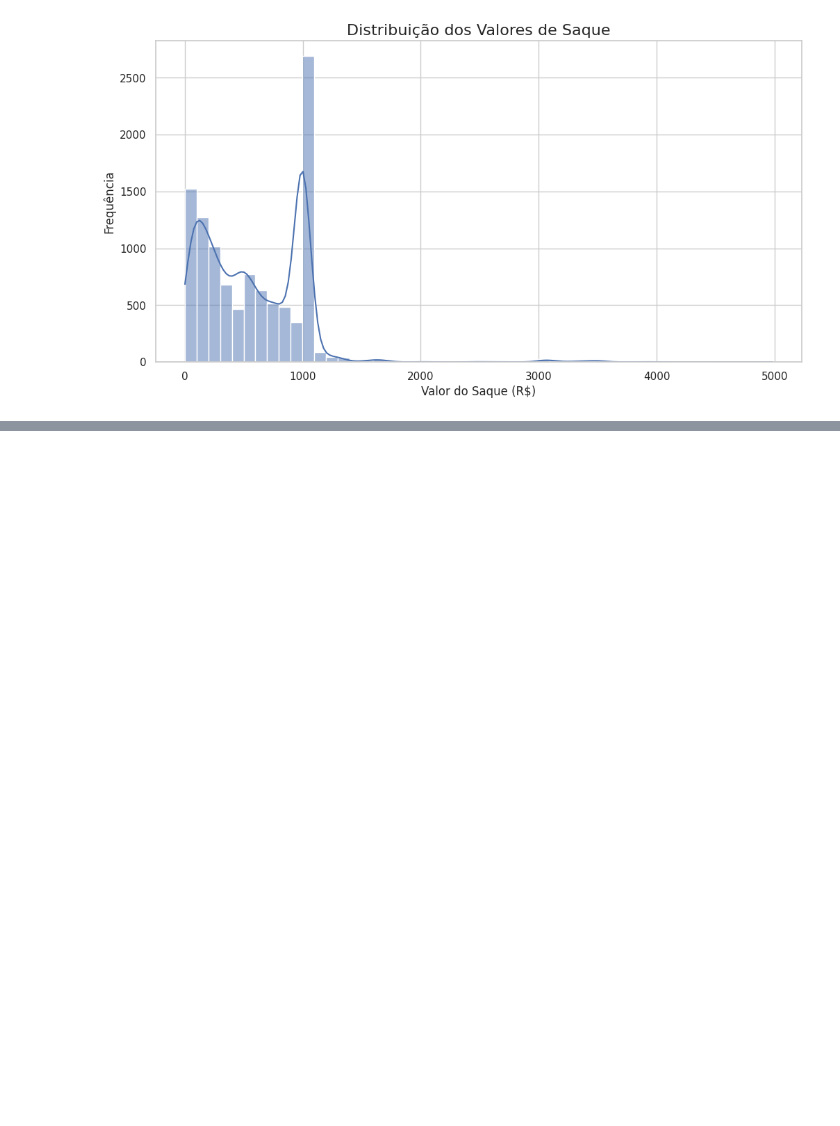
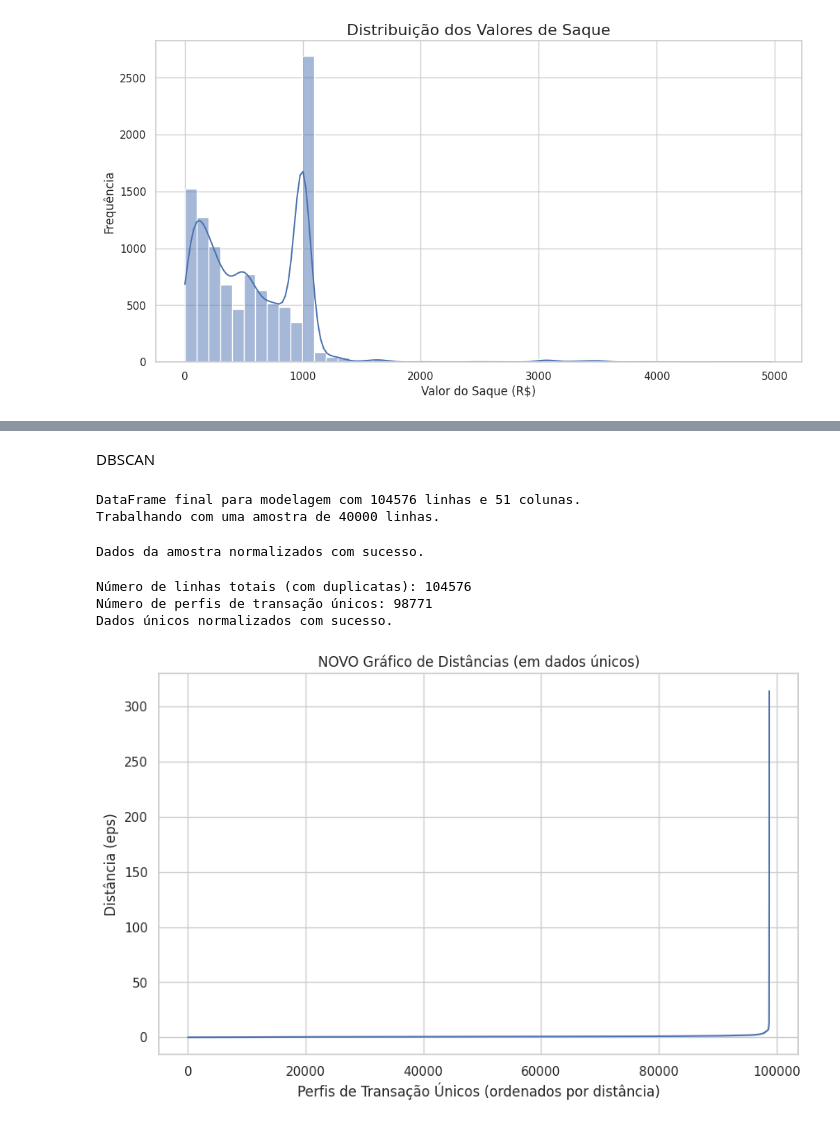
Before and after one commit to joao-zip/projeto-ia, a Jupyter notebook: notebooks/data_cleaning_and_exploration.ipynb, the cells around one changed output, grey strips where cells are left out. Drawn from its saved outputs; the diff is of its cells as text; code cells hidden in the pictures; blank space fills up the shorter version.

Commit message:
add: dbscan and isolation forest techniques

```diff
--- a/notebooks/data_cleaning_and_exploration.ipynb
+++ b/notebooks/data_cleaning_and_exploration.ipynb
@@ -268,0 +417,77 @@ print(top_10_gastos.to_string())
+# %% [markdown]
+DBSCAN
+# %%
+# 1. Selecionando as features com a nova categorização
+features_para_modelo_v2 = [
+    'VALOR TRANSAÇÃO', 'Mes', 'DiaDaSemana', 'Dia',
+    'TipoDeGasto_v2', # Usando nossa feature melhorada!
+    'NOME ÓRGÃO SUPERIOR', 'TRANSAÇÃO'
+]
+df_model_v2 = df[features_para_modelo_v2].copy()
+
+# 2. Aplicando One-Hot Encoding
+df_encoded_v2 = pd.get_dummies(df_model_v2)
+print(f"DataFrame final para modelagem com {df_encoded_v2.shape[0]} linhas e {df_encoded_v2.shape[1]} colunas.")
+
+# 3. Pegando uma amostra para agilizar o processamento (ex: 40,000 linhas)
+# Se o código demorar muito, você pode diminuir este número.
+amostra_df = df_encoded_v2.sample(n=40000, random_state=42)
+print(f"Trabalhando com uma amostra de {amostra_df.shape[0]} linhas.")
+# %% [output]
+DataFrame final para modelagem com 104576 linhas e 51 colunas.
+Trabalhando com uma amostra de 40000 linhas.
+# %%
+from sklearn.preprocessing import StandardScaler
+
+# Instanciando o scaler
+scaler = StandardScaler()
+
+# Treinando o scaler e transformando nossos dados
+amostra_scaled = scaler.fit_transform(amostra_df)
+print("Dados da amostra normalizados com sucesso.")
+# %% [output]
+Dados da amostra normalizados com sucesso.
+# %%
+from sklearn.preprocessing import StandardScaler
+from sklearn.neighbors import NearestNeighbors
+import matplotlib.pyplot as plt
+import numpy as np
+
+# --- PASSO 1: Começamos com nosso DataFrame encodado completo ---
+# df_encoded_v2 já foi criado no passo anterior
+
+print(f"Número de linhas totais (com duplicatas): {len(df_encoded_v2)}")
+
+# --- PASSO 2 (NOVO E CRUCIAL): Remover perfis de transação duplicados ---
+df_unique = df_encoded_v2.drop_duplicates()
+
+print(f"Número de perfis de transação únicos: {len(df_unique)}")
+
+# --- PASSO 3: Normalizar apenas os dados únicos ---
+# Agora a normalização será muito mais rápida e significativa
+scaler = StandardScaler()
+df_unique_scaled = scaler.fit_transform(df_unique)
+print("Dados únicos normalizados com sucesso.")
+
+# --- PASSO 4: Recalcular o gráfico de distância no dataset único ---
+# O número de vizinhos deve ser ajustado para a nova realidade dos dados
+# Vamos manter um valor como 20 para começar
+neighbors = NearestNeighbors(n_neighbors=20)
+neighbors_fit = neighbors.fit(df_unique_scaled)
+distances, indices = neighbors_fit.kneighbors(df_unique_scaled)
+
+distances = np.sort(distances[:, -1])
+
+# Plotando o NOVO gráfico
+plt.figure(figsize=(10, 6))
+plt.plot(distances)
+plt.title('NOVO Gráfico de Distâncias (em dados únicos)')
+plt.xlabel('Perfis de Transação Únicos (ordenados por distância)')
+plt.ylabel('Distância (eps)')
+plt.grid(True)
+plt.show()
+# %% [output]
+Número de linhas totais (com duplicatas): 104576
+Número de perfis de transação únicos: 98771
+Dados únicos normalizados com sucesso.
+[figure, added]
```
Also changed, not shown: parts of 15 cells of this notebook.
